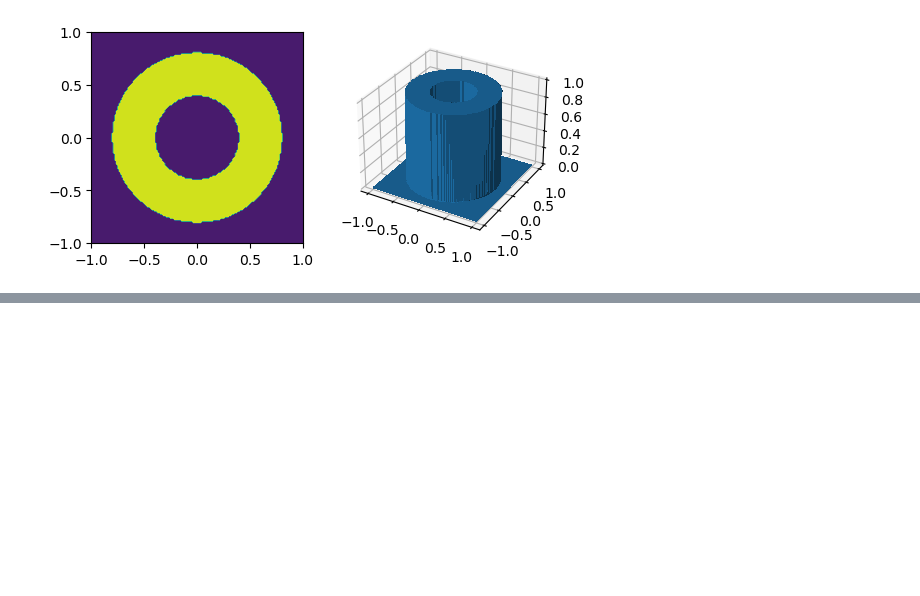
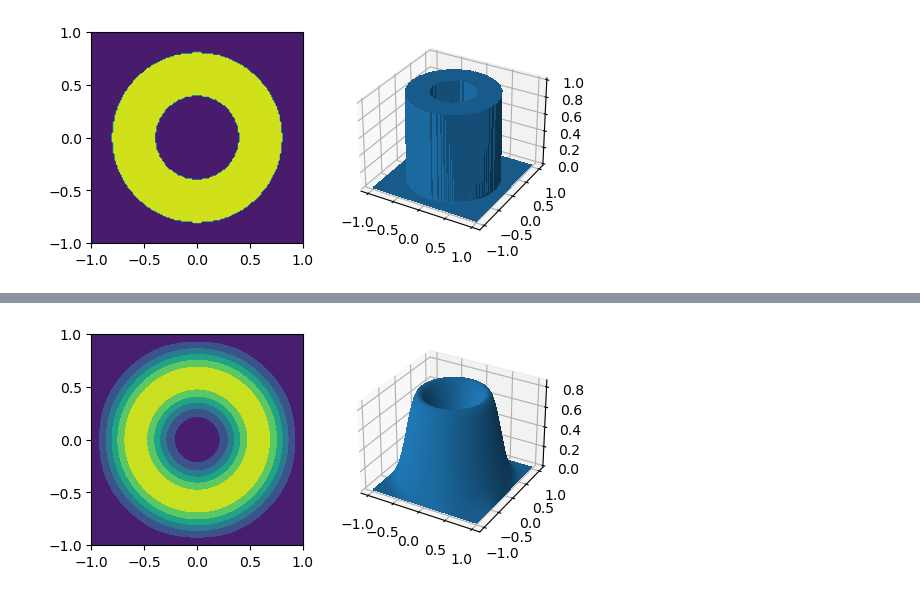
Before and after one commit to richmf/FisComp_borrador, a Jupyter notebook: Ec de calor 2D.ipynb, the cells around one changed output, grey strips where cells are left out. Drawn from its saved outputs; the diff is of its cells as text; code cells hidden in the pictures; blank space fills up the shorter version.

```diff
--- a/Ec de calor 2D.ipynb
+++ b/Ec de calor 2D.ipynb
@@ -71,0 +87,12 @@ AiB_2D(3,3,1)
+# %%
+figura = figure(dpi=100)
+ejes = figura.add_subplot(1,2,1)
+ejes.set_aspect('equal')
+contourf(XX,YY,solucion[:,:,-1])
+ejes = figura.add_subplot(1,2,2,projection='3d')
+ejes.plot_surface(XX,YY,solucion[:,:,-1],rstride=1,
+                  cstride=1,lw=0,antialiased=False)
+
+show()
+# %% [output]
+[figure, added]
```
Also changed, not shown: parts of 6 cells of this notebook.
